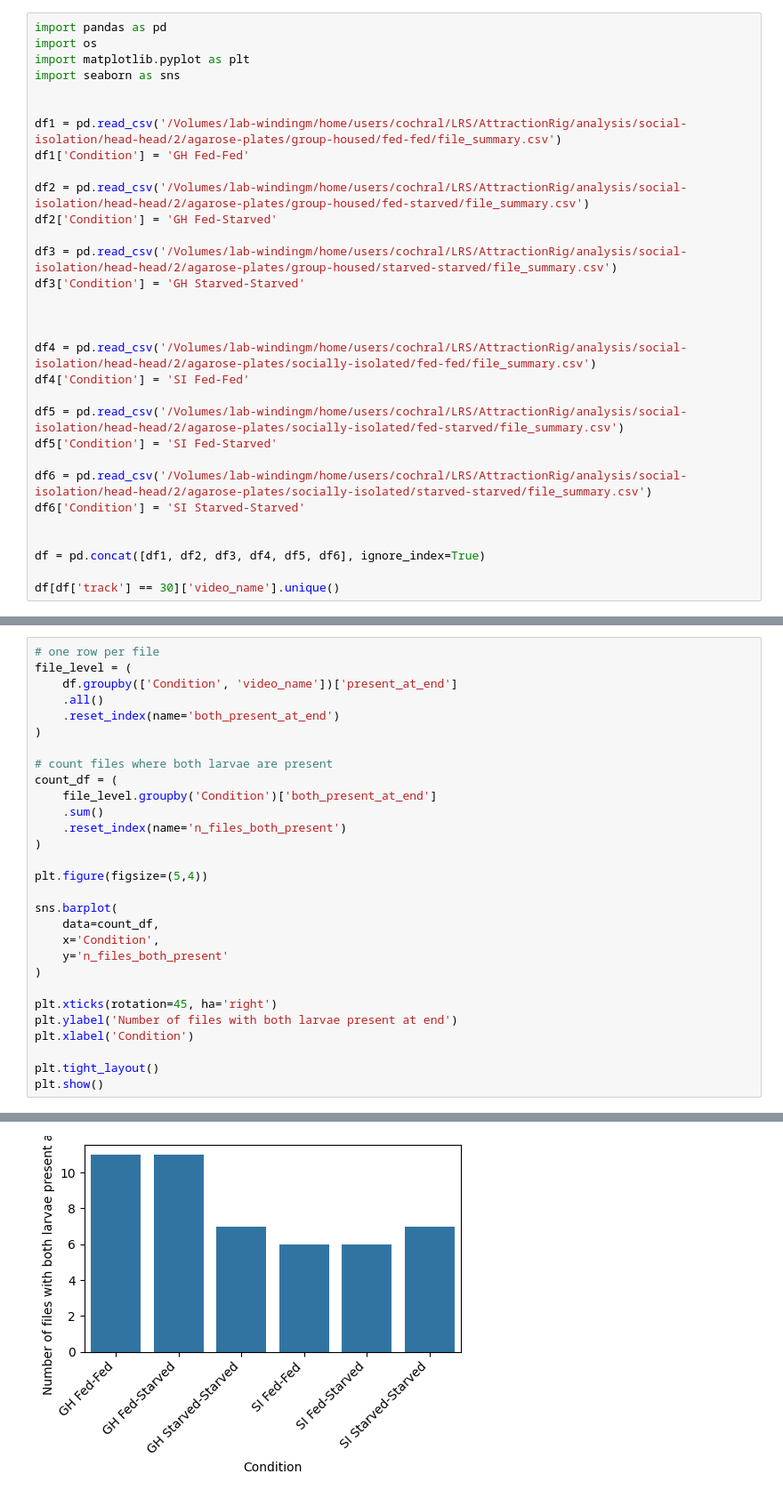
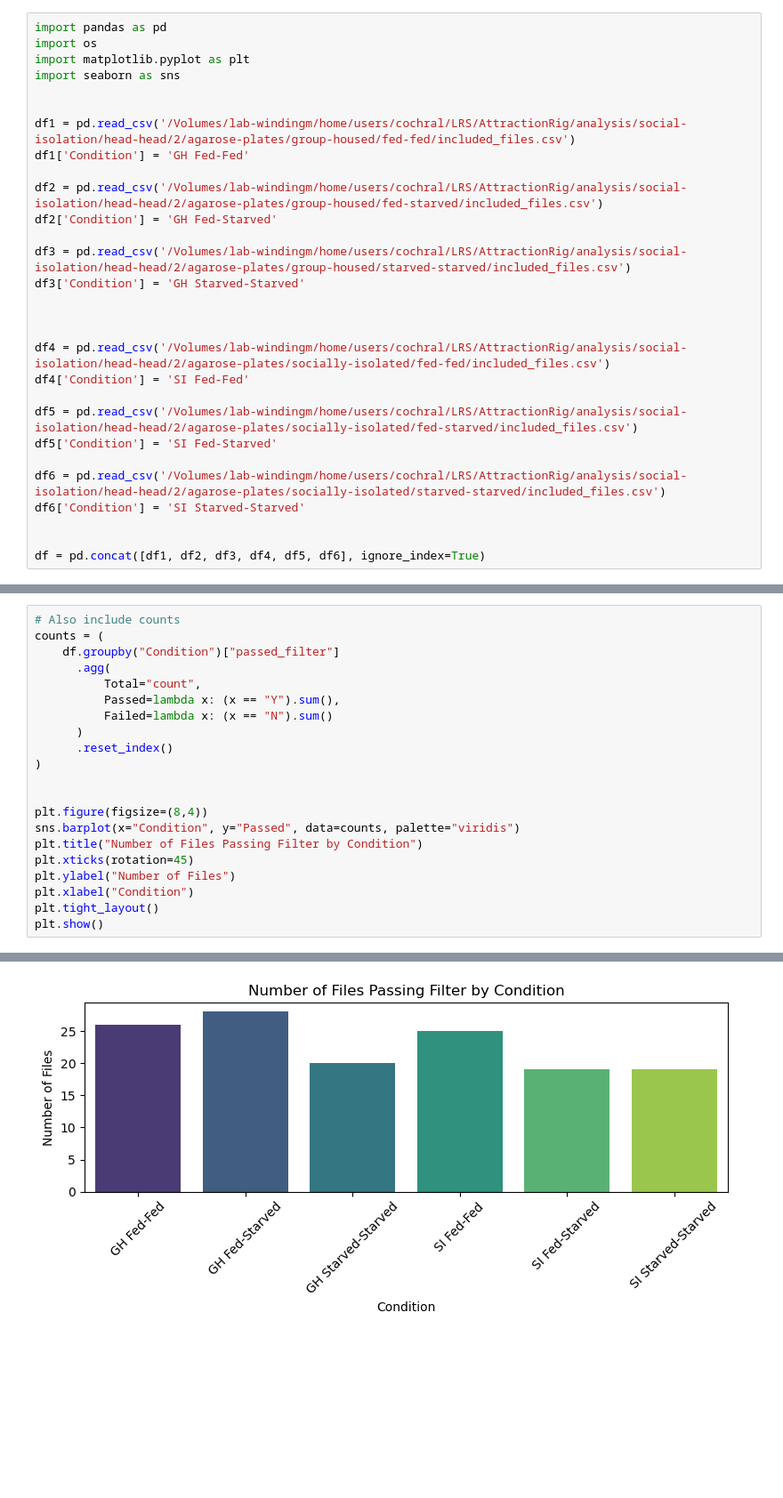
Before and after one commit to lenacochrane/behavioural-analysis, a Jupyter notebook: scripts/attraction-rig/analysis/head-head/file-summaries.ipynb, the cells around one changed output, grey strips where cells are left out. Shown at 89% size. Cells and saved outputs as stored; diff of their text form; blank space fills up the shorter version.

```diff
--- a/scripts/attraction-rig/analysis/head-head/file-summaries.ipynb
+++ b/scripts/attraction-rig/analysis/head-head/file-summaries.ipynb
@@ -5,27 +5,25 @@ import matplotlib.pyplot as plt
 import seaborn as sns
 
 
-df1 = pd.read_csv('/Volumes/lab-windingm/home/users/cochral/LRS/AttractionRig/analysis/social-isolation/head-head/2/agarose-plates/group-housed/fed-fed/file_summary.csv')
+df1 = pd.read_csv('/Volumes/lab-windingm/home/users/cochral/LRS/AttractionRig/analysis/social-isolation/head-head/2/agarose-plates/group-housed/fed-fed/included_files.csv')
 df1['Condition'] = 'GH Fed-Fed'
 
-df2 = pd.read_csv('/Volumes/lab-windingm/home/users/cochral/LRS/AttractionRig/analysis/social-isolation/head-head/2/agarose-plates/group-housed/fed-starved/file_summary.csv')
+df2 = pd.read_csv('/Volumes/lab-windingm/home/users/cochral/LRS/AttractionRig/analysis/social-isolation/head-head/2/agarose-plates/group-housed/fed-starved/included_files.csv')
 df2['Condition'] = 'GH Fed-Starved'
 
-df3 = pd.read_csv('/Volumes/lab-windingm/home/users/cochral/LRS/AttractionRig/analysis/social-isolation/head-head/2/agarose-plates/group-housed/starved-starved/file_summary.csv')
+df3 = pd.read_csv('/Volumes/lab-windingm/home/users/cochral/LRS/AttractionRig/analysis/social-isolation/head-head/2/agarose-plates/group-housed/starved-starved/included_files.csv')
 df3['Condition'] = 'GH Starved-Starved'
 
 
 
-df4 = pd.read_csv('/Volumes/lab-windingm/home/users/cochral/LRS/AttractionRig/analysis/social-isolation/head-head/2/agarose-plates/socially-isolated/fed-fed/file_summary.csv')
+df4 = pd.read_csv('/Volumes/lab-windingm/home/users/cochral/LRS/AttractionRig/analysis/social-isolation/head-head/2/agarose-plates/socially-isolated/fed-fed/included_files.csv')
 df4['Condition'] = 'SI Fed-Fed'
 
-df5 = pd.read_csv('/Volumes/lab-windingm/home/users/cochral/LRS/AttractionRig/analysis/social-isolation/head-head/2/agarose-plates/socially-isolated/fed-starved/file_summary.csv')
+df5 = pd.read_csv('/Volumes/lab-windingm/home/users/cochral/LRS/AttractionRig/analysis/social-isolation/head-head/2/agarose-plates/socially-isolated/fed-starved/included_files.csv')
 df5['Condition'] = 'SI Fed-Starved'
 
-df6 = pd.read_csv('/Volumes/lab-windingm/home/users/cochral/LRS/AttractionRig/analysis/social-isolation/head-head/2/agarose-plates/socially-isolated/starved-starved/file_summary.csv')
+df6 = pd.read_csv('/Volumes/lab-windingm/home/users/cochral/LRS/AttractionRig/analysis/social-isolation/head-head/2/agarose-plates/socially-isolated/starved-starved/included_files.csv')
 df6['Condition'] = 'SI Starved-Starved'
 
 
 df = pd.concat([df1, df2, df3, df4, df5, df6], ignore_index=True)
-
-df[df['track'] == 30]['video_name'].unique()
@@ -95,30 +51,22 @@ plt.show()
 # %%
-# one row per file
-file_level = (
-    df.groupby(['Condition', 'video_name'])['present_at_end']
-    .all()
-    .reset_index(name='both_present_at_end')
+# Also include counts
+counts = (
+    df.groupby("Condition")["passed_filter"]
+      .agg(
+          Total="count",
+          Passed=lambda x: (x == "Y").sum(),
+          Failed=lambda x: (x == "N").sum()
+      )
+      .reset_index()
 )
 
-# count files where both larvae are present
-count_df = (
-    file_level.groupby('Condition')['both_present_at_end']
-    .sum()
-    .reset_index(name='n_files_both_present')
-)
 
-plt.figure(figsize=(5,4))
-
-sns.barplot(
-    data=count_df,
-    x='Condition',
-    y='n_files_both_present'
-)
-
-plt.xticks(rotation=45, ha='right')
-plt.ylabel('Number of files with both larvae present at end')
-plt.xlabel('Condition')
-
+plt.figure(figsize=(8,4))
+sns.barplot(x="Condition", y="Passed", data=counts, palette="viridis")
+plt.title("Number of Files Passing Filter by Condition")
+plt.xticks(rotation=45)
+plt.ylabel("Number of Files")
+plt.xlabel("Condition")
 plt.tight_layout()
 plt.show()
 # %% [output]
@@ -125,2 +76,2 @@ plt.show()
-[figure, old version]
+[figure, new version]
 # %%
```
Also changed, not shown: parts of 6 cells of this notebook, 2 other files.
